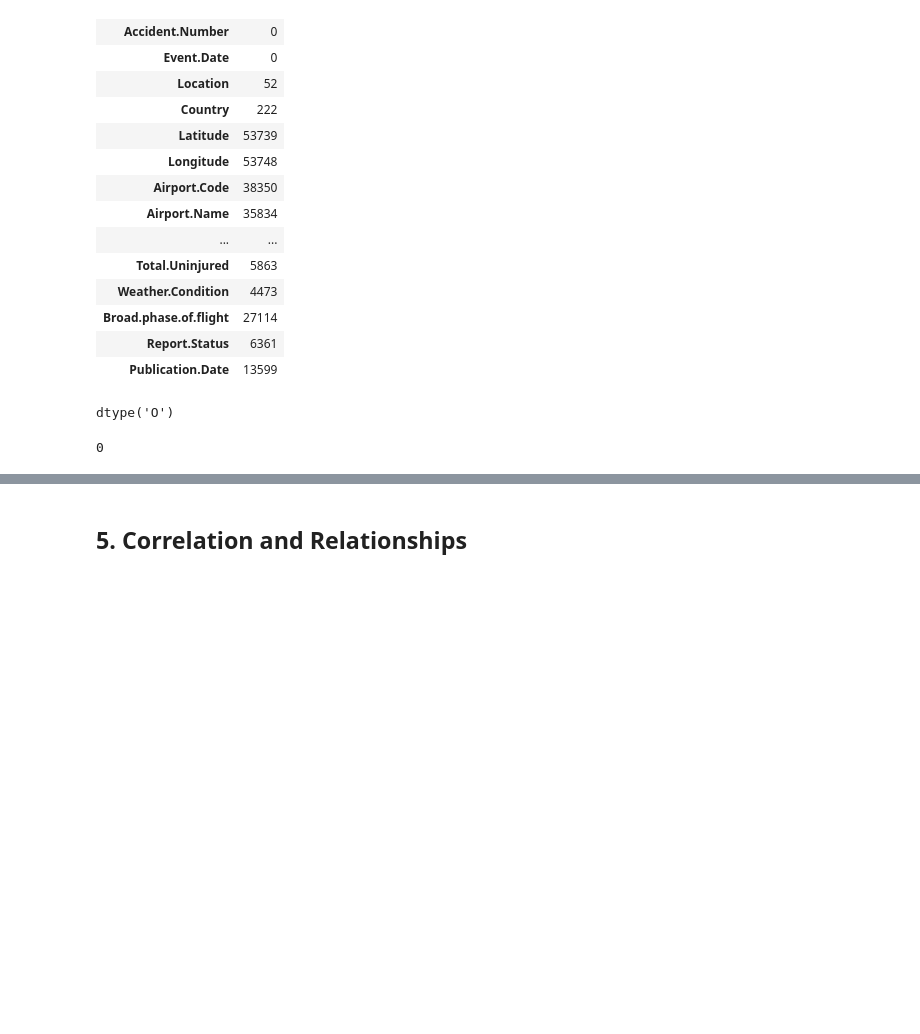
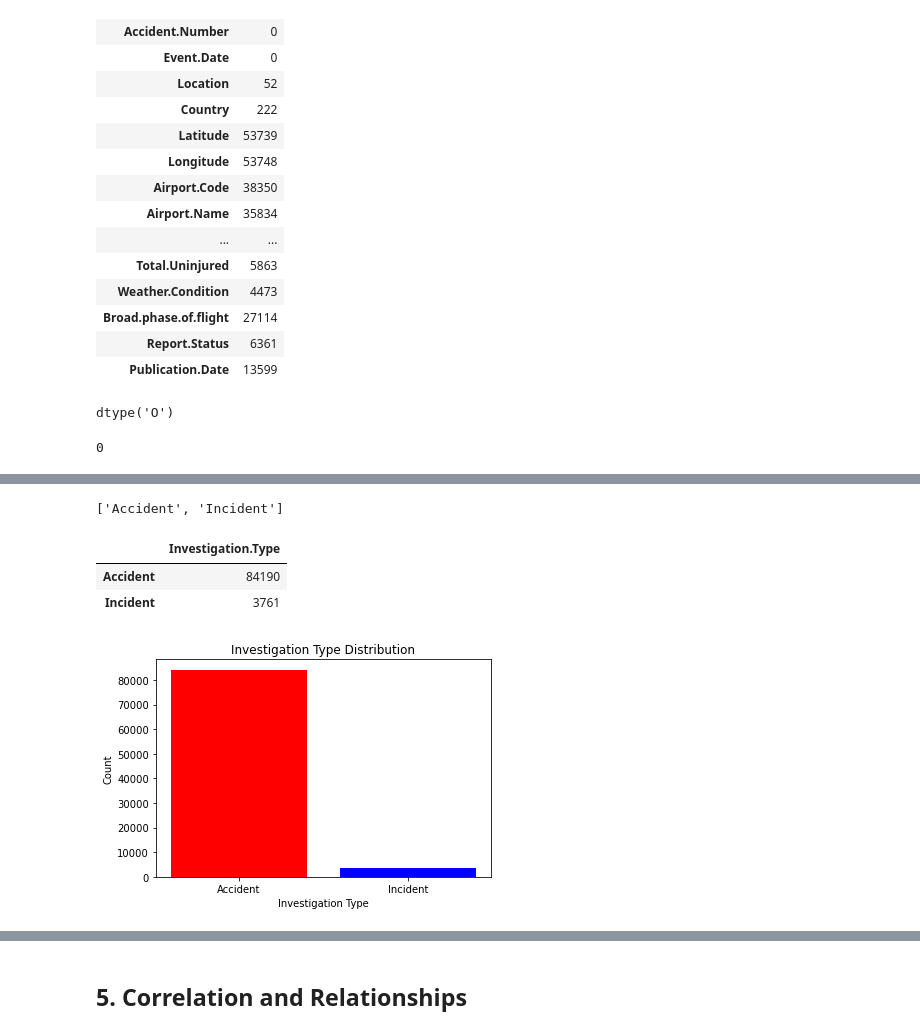
Before and after one commit to rurigi-waweru/dsfpt10-p1-dsc-phase-1-project, a Jupyter notebook: index.ipynb, the cells around one changed output, grey strips where cells are left out. Cells and saved outputs as stored; diff of their text form; code cells hidden in the pictures; blank space fills up the shorter version.

```diff
--- a/index.ipynb
+++ b/index.ipynb
@@ -286,3 +283,10 @@ dtype('O')
 df['Event.Date'].isnull().sum()
 # %% [output]
 0
+# %%
+print(f"The data-type of the 'Event.Date' is {df['Event.Date'].dtype}.",
+sep = '\n\n')
+
+df['Event.Date'] = pd.to_datetime(df['Event.Date'])
+
+print(f"Now, the data-type of the 'Event.Date' is {df['Event.Date'].dtype}.")
@@ -288,0 +309,31 @@ df['Event.Date'].isnull().sum()
+# %%
+df['Investigation.Type'].unique().tolist()
+# %% [output]
+['Accident', 'Incident']
+# %%
+df['Investigation.Type'].value_counts().to_frame()
+# %% [output]
+|  | Investigation.Type |
+| Accident | 84190 |
+| Incident | 3761 |
+# %%
+mydict = dict(df['Investigation.Type'].value_counts())
+mydict
+
+investigation_types = list(mydict.keys())
+counts = list(mydict.values())
+
+# bar chart
+plt.figure(figsize=(6, 4))
+plt.bar(investigation_types, counts, color=["red", "blue"])
+
+# Labels and title
+plt.xlabel("Investigation Type")
+plt.ylabel("Count")
+plt.title("Investigation Type Distribution")
+# plt.grid(axis="y", linestyle="--", alpha=0.7)
+
+# Show the graph
+plt.show();
+# %% [output]
+[figure, added]
```
Also changed, not shown: parts of 30 cells of this notebook, 1 other file.
